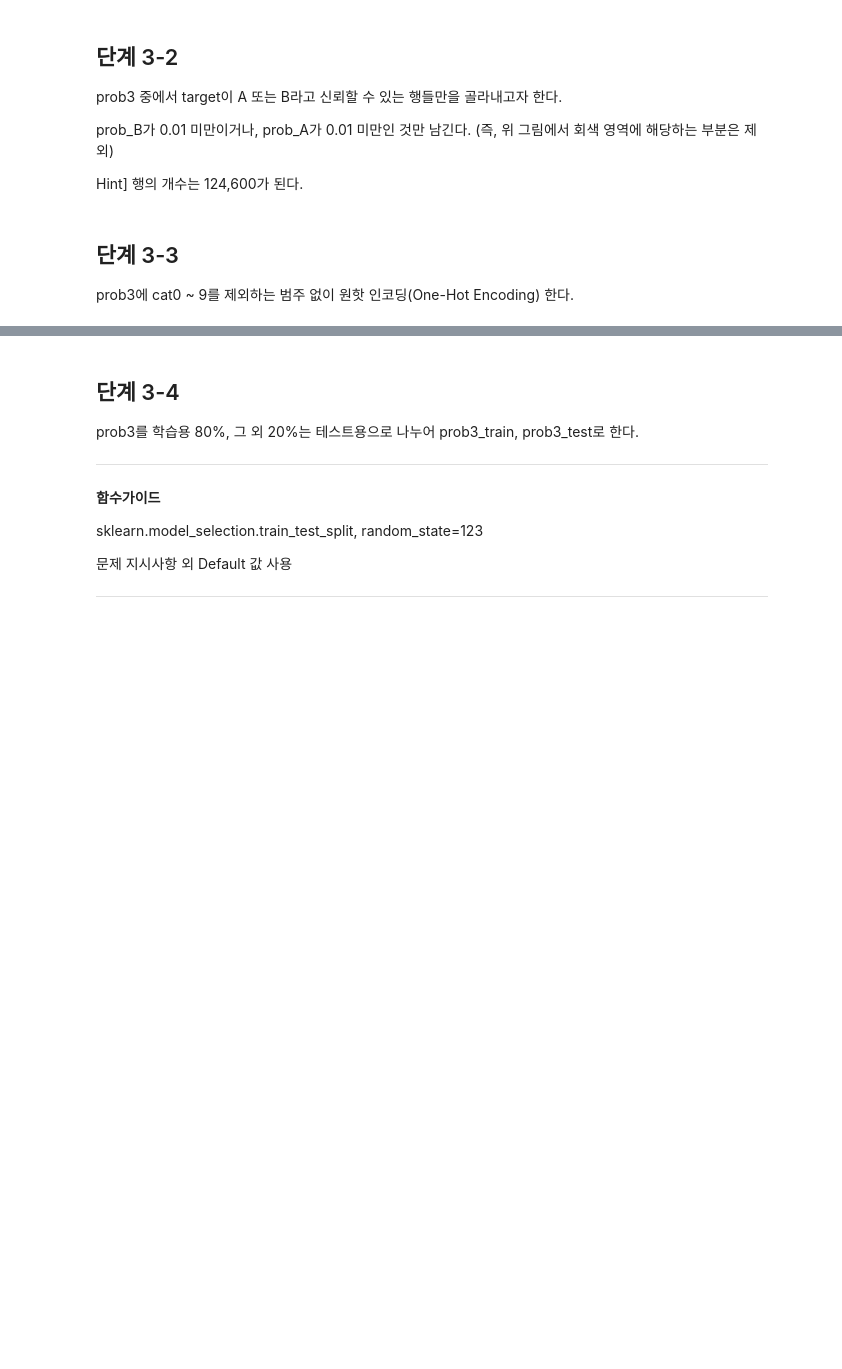
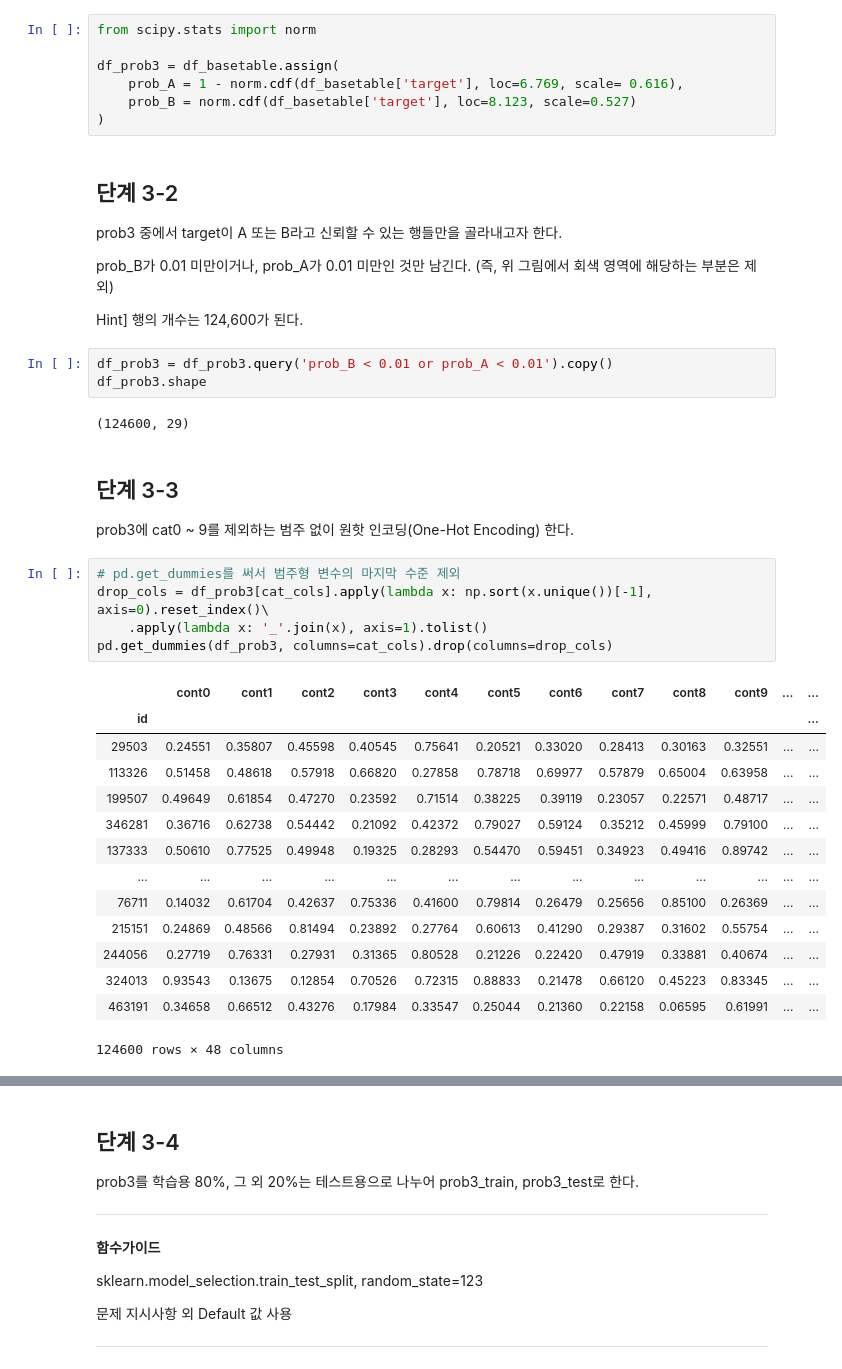
Before and after one commit to sunkusun9/DS_lv3_2312, a Jupyter notebook: sec_ds_lv3_prob2_prob.ipynb, the cells around one changed output, grey strips where cells are left out. Cells and saved outputs as stored; diff of their text form; blank space fills up the shorter version.

```diff
--- a/sec_ds_lv3_prob2_prob.ipynb
+++ b/sec_ds_lv3_prob2_prob.ipynb
@@ -763,6 +783,13 @@ scipy.stats 제공 기능 활용
 문제 지시사항 외 Default 값 사용
 
 ---
+# %%
+from scipy.stats import norm
+
+df_prob3 = df_basetable.assign(
+    prob_A = 1 - norm.cdf(df_basetable['target'], loc=6.769, scale= 0.616),
+    prob_B = norm.cdf(df_basetable['target'], loc=8.123, scale=0.527)
+)
 # %% [markdown]
 ## 단계 3-2
 
@@ -771,7 +798,32 @@ prob3 중에서 target이 A 또는 B라고 신뢰할 수 있는 행들만을 골
 prob_B가 0.01 미만이거나, prob_A가 0.01 미만인 것만 남긴다. (즉, 위 그림에서 회색 영역에 해당하는 부분은 제외)
 
 Hint] 행의 개수는 124,600가 된다.
+# %%
+df_prob3 = df_prob3.query('prob_B < 0.01 or prob_A < 0.01').copy()
+df_prob3.shape
+# %% [output]
+(124600, 29)
 # %% [markdown]
 ## 단계 3-3
 
 prob3에 cat0 ~ 9를 제외하는 범주 없이 원핫 인코딩(One-Hot Encoding) 한다.
+# %%
+# pd.get_dummies를 써서 범주형 변수의 마지막 수준 제외
+drop_cols = df_prob3[cat_cols].apply(lambda x: np.sort(x.unique())[-1], axis=0).reset_index()\
+    .apply(lambda x: '_'.join(x), axis=1).tolist()
+pd.get_dummies(df_prob3, columns=cat_cols).drop(columns=drop_cols)
+# %% [output]
+|  | cont0 | cont1 | cont2 | cont3 | cont4 | cont5 | cont6 | cont7 | cont8 | cont9 | ... | ... |
+| id |  |  |  |  |  |  |  |  |  |  |  | ... |
+| 29503 | 0.24551 | 0.35807 | 0.45598 | 0.40545 | 0.75641 | 0.20521 | 0.33020 | 0.28413 | 0.30163 | 0.32551 | ... | ... |
+| 113326 | 0.51458 | 0.48618 | 0.57918 | 0.66820 | 0.27858 | 0.78718 | 0.69977 | 0.57879 | 0.65004 | 0.63958 | ... | ... |
+| 199507 | 0.49649 | 0.61854 | 0.47270 | 0.23592 | 0.71514 | 0.38225 | 0.39119 | 0.23057 | 0.22571 | 0.48717 | ... | ... |
+| 346281 | 0.36716 | 0.62738 | 0.54442 | 0.21092 | 0.42372 | 0.79027 | 0.59124 | 0.35212 | 0.45999 | 0.79100 | ... | ... |
+| 137333 | 0.50610 | 0.77525 | 0.49948 | 0.19325 | 0.28293 | 0.54470 | 0.59451 | 0.34923 | 0.49416 | 0.89742 | ... | ... |
+| ... | ... | ... | ... | ... | ... | ... | ... | ... | ... | ... | ... | ... |
+| 76711 | 0.14032 | 0.61704 | 0.42637 | 0.75336 | 0.41600 | 0.79814 | 0.26479 | 0.25656 | 0.85100 | 0.26369 | ... | ... |
+| 215151 | 0.24869 | 0.48566 | 0.81494 | 0.23892 | 0.27764 | 0.60613 | 0.41290 | 0.29387 | 0.31602 | 0.55754 | ... | ... |
+| 244056 | 0.27719 | 0.76331 | 0.27931 | 0.31365 | 0.80528 | 0.21226 | 0.22420 | 0.47919 | 0.33881 | 0.40674 | ... | ... |
+| 324013 | 0.93543 | 0.13675 | 0.12854 | 0.70526 | 0.72315 | 0.88833 | 0.21478 | 0.66120 | 0.45223 | 0.83345 | ... | ... |
+| 463191 | 0.34658 | 0.66512 | 0.43276 | 0.17984 | 0.33547 | 0.25044 | 0.21360 | 0.22158 | 0.06595 | 0.61991 | ... | ... |
+124600 rows × 48 columns
```
Also changed, not shown: parts of 65 cells of this notebook.
